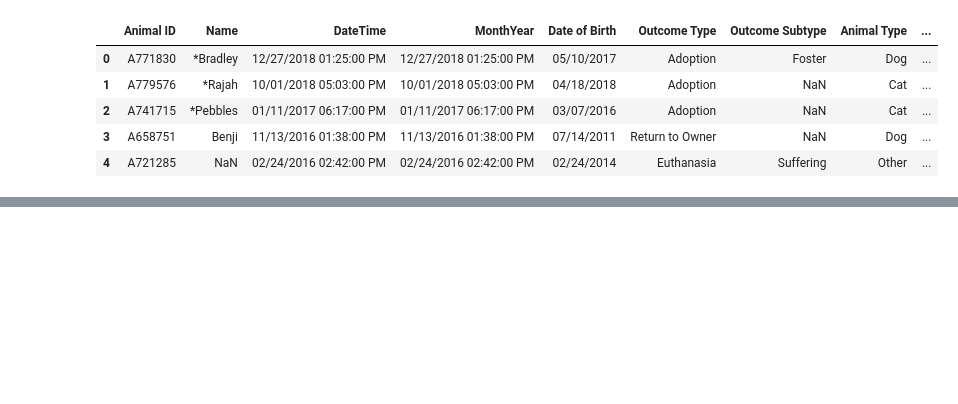
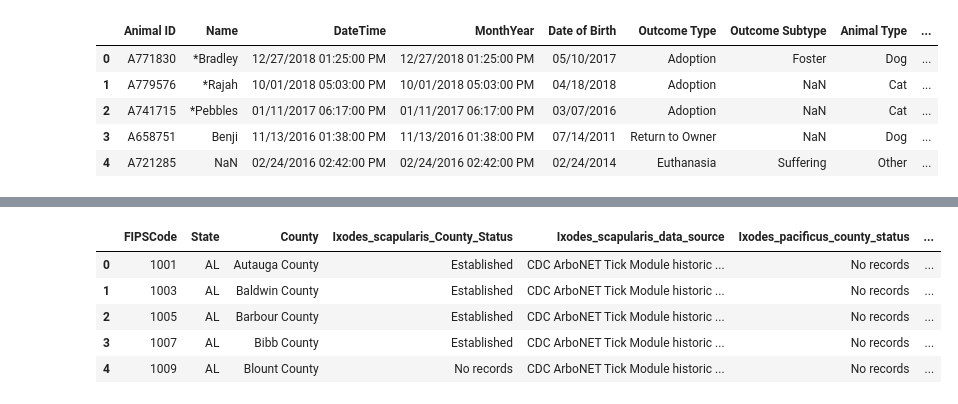
Before and after one commit to jobloom79/UNC_Analytics_Bootcamp_Capstone_2022, a Jupyter notebook: ML/FirstStep_copy.ipynb, the cells around one changed output, grey strips where cells are left out. Drawn from its saved outputs; the diff is of its cells as text; code cells hidden in the pictures; blank space fills up the shorter version.

```diff
--- a/ML/FirstStep_copy.ipynb
+++ b/ML/FirstStep_copy.ipynb
@@ -49,3 +50,13 @@ df.head()
 | 2 | 1005 | AL | Barbour County ... | No Records | CDC ArboNET Tick Module historic ... | No Records | ... |
 | 3 | 1007 | AL | Bibb County ... | No Records | CDC ArboNET Tick Module historic ... | No Records | ... |
 | 4 | 1009 | AL | Blount County ... | No Records | CDC ArboNET Tick Module historic ... | No Records | ... |
+# %%
+df = pd.read_csv(os.path.join(data,'tick_2019.csv'))
+df.head()
+# %% [output]
+|  | FIPSCode | State | County | Ixodes_scapularis_County_Status | Ixodes_scapularis_data_source | Ixodes_pacificus_county_status | ... |
+| 0 | 1001 | AL | Autauga County | Established | CDC ArboNET Tick Module historic ... | No records | ... |
+| 1 | 1003 | AL | Baldwin County | Established | CDC ArboNET Tick Module historic ... | No records | ... |
+| 2 | 1005 | AL | Barbour County | Established | CDC ArboNET Tick Module historic ... | No records | ... |
+| 3 | 1007 | AL | Bibb County | Established | CDC ArboNET Tick Module historic ... | No records | ... |
+| 4 | 1009 | AL | Blount County | No records | CDC ArboNET Tick Module historic ... | No records | ... |
```
Also changed, not shown: parts of 3 cells of this notebook, 1 other file.
